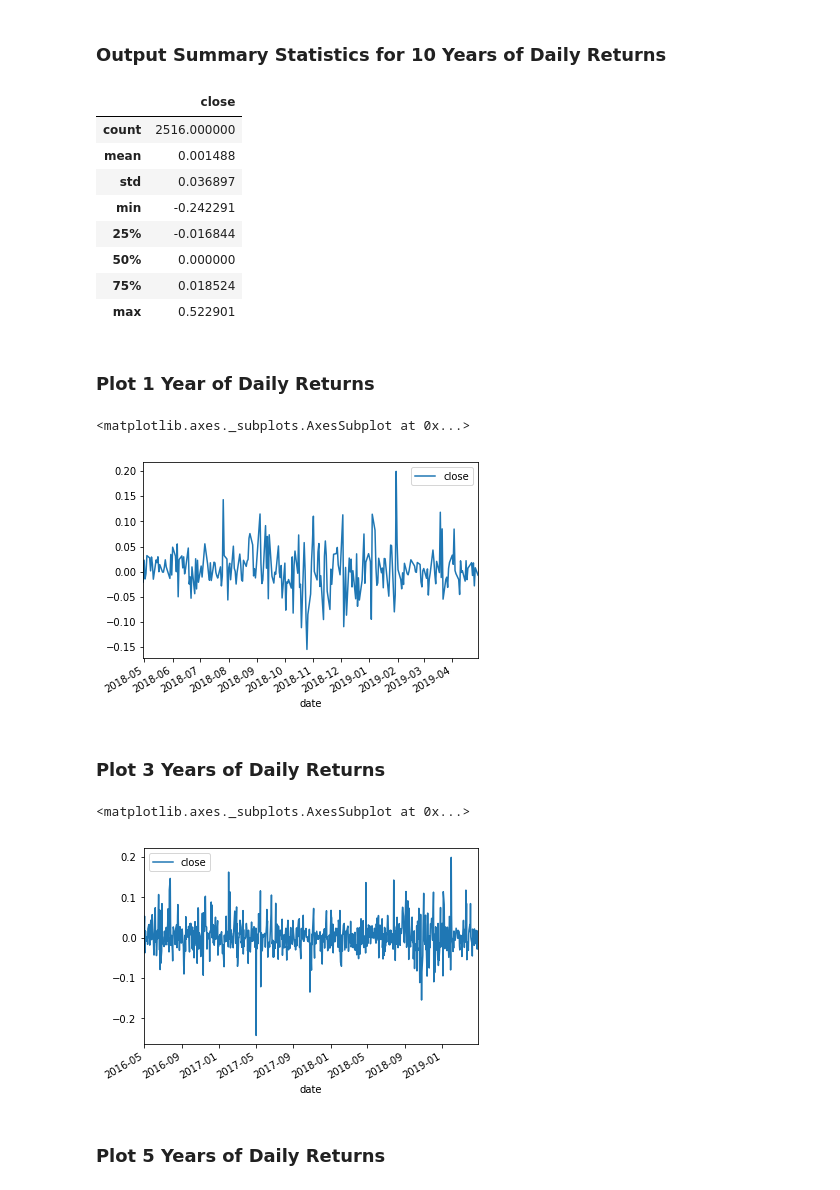
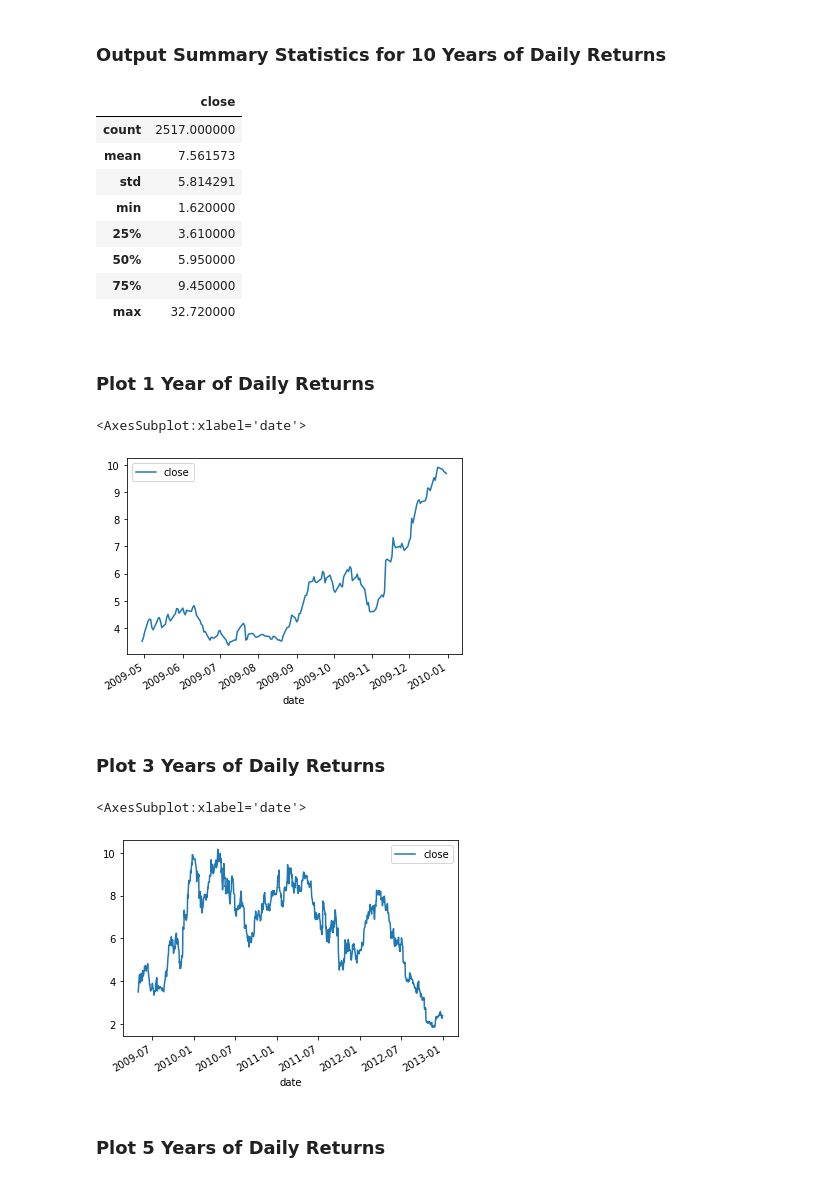
Before and after one commit to AkanSri/Rutgers-FinTech, a Jupyter notebook: 01-Lesson-Plans/02-Python/03-Python-Pandas/2/Activities/11-Stu_Returns/Unsolved/returns_over_date_ranges.ipynb, the cells around one changed output. Cells and saved outputs as stored; diff of their text form; code cells hidden in the pictures.

```diff
--- a/01-Lesson-Plans/02-Python/03-Python-Pandas/2/Activities/11-Stu_Returns/Unsolved/returns_over_date_ranges.ipynb
+++ b/01-Lesson-Plans/02-Python/03-Python-Pandas/2/Activities/11-Stu_Returns/Unsolved/returns_over_date_ranges.ipynb
@@ -85,14 +100,17 @@ daily_returns.head()
 # %%
 # Slice DataFrame into 1 year timeframe
 #USE loc!!!
+one_year = amd_df.loc['2009-01-01':'2010-01-01']
 
 # Slice DataFrame into 3 year timeframe
-
+three_years = amd_df.loc['2009-01-01':'2013-01-01']
 
 # Slice DataFrame into 5 year timeframe
-
+five_years = amd_df.loc['2009-01-01':'2015-01-01']
 
 # Slice DataFrame into 10 year timeframe
+ten_years = amd_df.loc['2009-01-01':'2020-01-01']
+ten_years
 # %% [output]
 |  | close |
 | date |  |
@@ -159,30 +175,33 @@ daily_returns.head()
 ### Output Summary Statistics for 10 Years of Daily Returns
 # %%
 # Display summary statistics for 10 years of AMD stock data
+ten_years.describe(include='all')
 # %% [output]
 |  | close |
-| count | 2516.000000 |
-| mean | 0.001488 |
-| std | 0.036897 |
-| min | -0.242291 |
-| 25% | -0.016844 |
-| 50% | 0.000000 |
-| 75% | 0.018524 |
-| max | 0.522901 |
+| count | 2517.000000 |
+| mean | 7.561573 |
+| std | 5.814291 |
+| min | 1.620000 |
+| 25% | 3.610000 |
+| 50% | 5.950000 |
+| 75% | 9.450000 |
+| max | 32.720000 |
 # %% [markdown]
 ### Plot 1 Year of Daily Returns
 # %%
 # Display chart of 1 year's worth of daily AMD returns
+one_year.plot()
 # %% [output]
-<matplotlib.axes._subplots.AxesSubplot at 0x...>
+<AxesSubplot:xlabel='date'>
-[figure, old version]
+[figure, new version]
 # %% [markdown]
 ### Plot 3 Years of Daily Returns
 # %%
 # Display chart of 3 year's worth of daily AMD returns
+three_years.plot()
 # %% [output]
-<matplotlib.axes._subplots.AxesSubplot at 0x...>
+<AxesSubplot:xlabel='date'>
-[figure, old version]
+[figure, new version]
 # %% [markdown]
 ### Plot 5 Years of Daily Returns
 # %%
```
Also changed, not shown: parts of 9 cells of this notebook, 6 other files.
